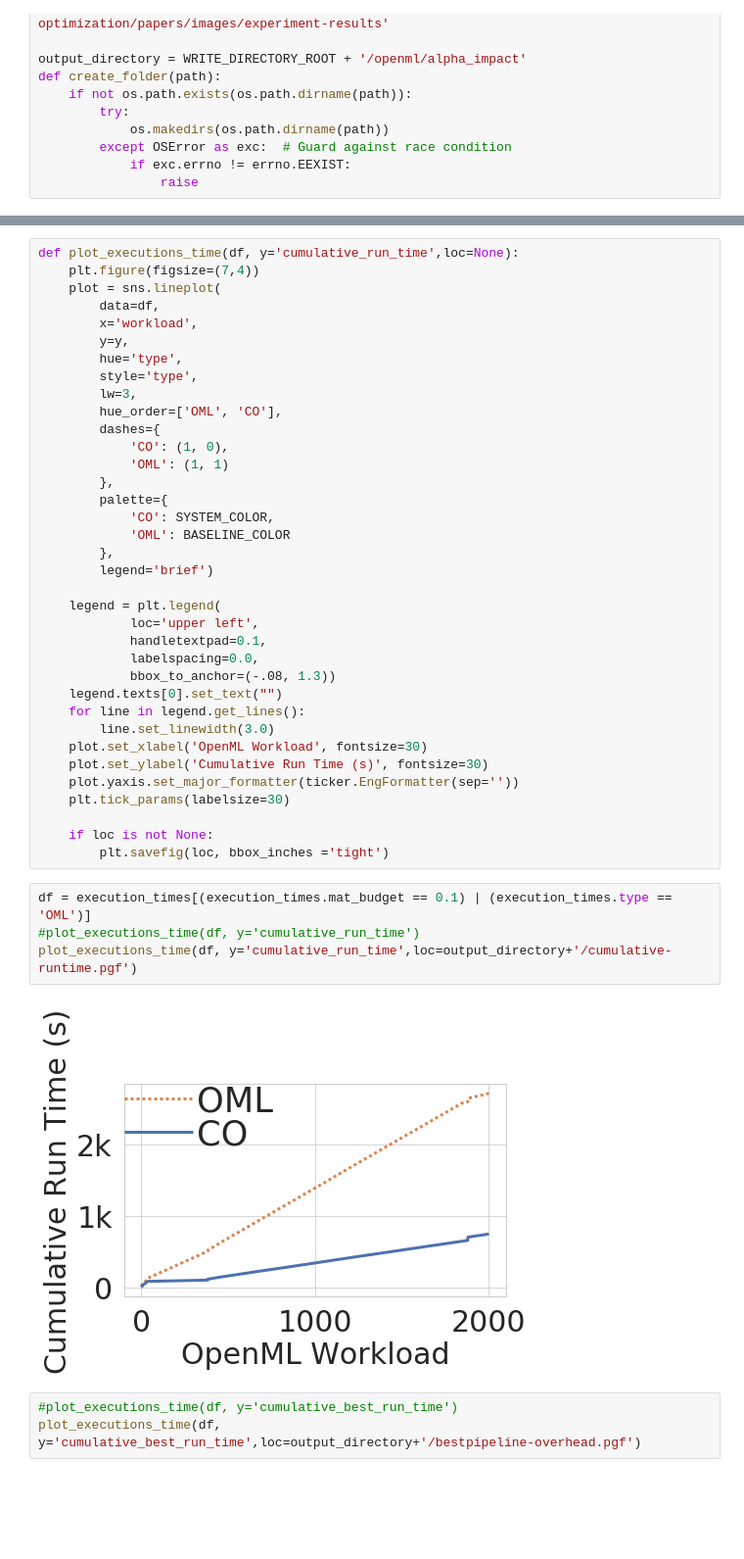
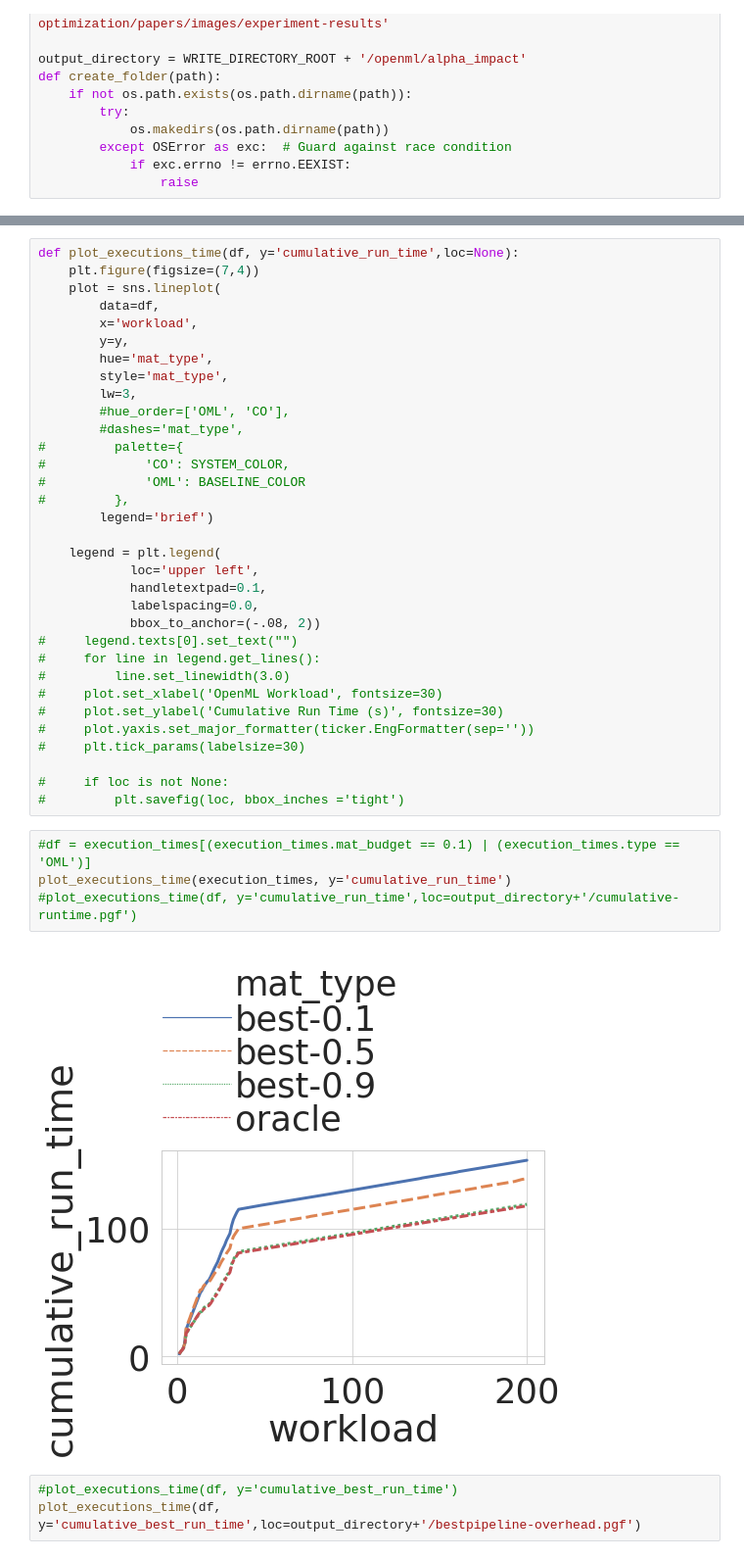
Before and after one commit to dbehrouz/ml-workload-optimization, a Jupyter notebook: code/collaborative-optimizer/paper/experiments/alpha_impact/plots.ipynb, the cells around one changed output, grey strips where cells are left out. Shown: that part at 98% size. Drawn from its saved outputs; the diff is of its cells as text; blank space fills up the shorter version.

```diff
--- a/code/collaborative-optimizer/paper/experiments/alpha_impact/plots.ipynb
+++ b/code/collaborative-optimizer/paper/experiments/alpha_impact/plots.ipynb
@@ -64,41 +69,38 @@ def plot_executions_time(df, y='cumulative_run_time',loc=None):
         data=df,
         x='workload',
         y=y,
-        hue='type',
-        style='type',
+        hue='mat_type',
+        style='mat_type',
         lw=3,
-        hue_order=['OML', 'CO'],
-        dashes={
-            'CO': (1, 0),
-            'OML': (1, 1)
-        },
-        palette={
-            'CO': SYSTEM_COLOR,
-            'OML': BASELINE_COLOR
-        },
+        #hue_order=['OML', 'CO'],
+        #dashes='mat_type',
+#         palette={
+#             'CO': SYSTEM_COLOR,
+#             'OML': BASELINE_COLOR
+#         },
         legend='brief')
 
     legend = plt.legend(
             loc='upper left',
             handletextpad=0.1,
             labelspacing=0.0,
-            bbox_to_anchor=(-.08, 1.3))
-    legend.texts[0].set_text("")
-    for line in legend.get_lines():
-        line.set_linewidth(3.0)
-    plot.set_xlabel('OpenML Workload', fontsize=30)
-    plot.set_ylabel('Cumulative Run Time (s)', fontsize=30)
-    plot.yaxis.set_major_formatter(ticker.EngFormatter(sep=''))
-    plt.tick_params(labelsize=30)
+            bbox_to_anchor=(-.08, 2))
+#     legend.texts[0].set_text("")
+#     for line in legend.get_lines():
+#         line.set_linewidth(3.0)
+#     plot.set_xlabel('OpenML Workload', fontsize=30)
+#     plot.set_ylabel('Cumulative Run Time (s)', fontsize=30)
+#     plot.yaxis.set_major_formatter(ticker.EngFormatter(sep=''))
+#     plt.tick_params(labelsize=30)
 
-    if loc is not None:
-        plt.savefig(loc, bbox_inches ='tight')
+#     if loc is not None:
+#         plt.savefig(loc, bbox_inches ='tight')
 # %%
-df = execution_times[(execution_times.mat_budget == 0.1) | (execution_times.type == 'OML')]
-#plot_executions_time(df, y='cumulative_run_time')
-plot_executions_time(df, y='cumulative_run_time',loc=output_directory+'/cumulative-runtime.pgf')
+#df = execution_times[(execution_times.mat_budget == 0.1) | (execution_times.type == 'OML')]
+plot_executions_time(execution_times, y='cumulative_run_time')
+#plot_executions_time(df, y='cumulative_run_time',loc=output_directory+'/cumulative-runtime.pgf')
 # %% [output]
-[figure, old version]
+[figure, new version]
 # %%
 #plot_executions_time(df, y='cumulative_best_run_time')
 plot_executions_time(df, y='cumulative_best_run_time',loc=output_directory+'/bestpipeline-overhead.pgf')
```
Also changed, not shown: parts of 4 cells of this notebook, 1 other file.
